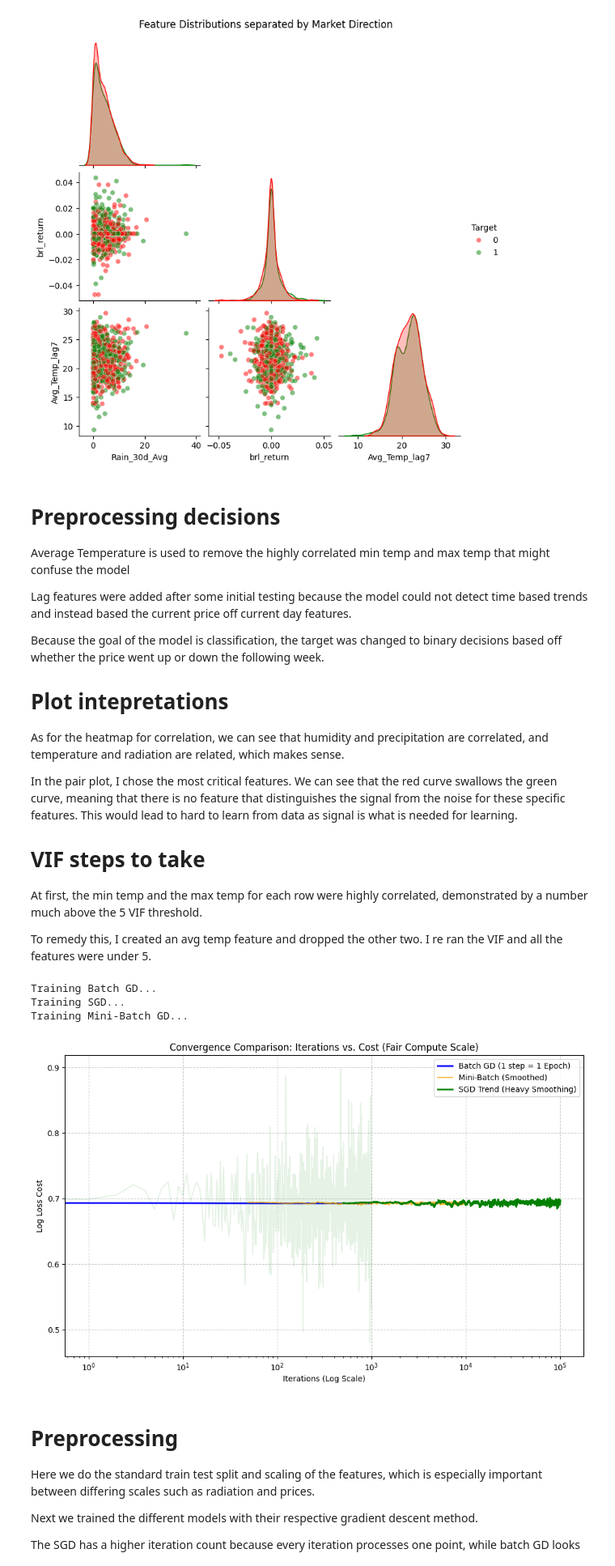
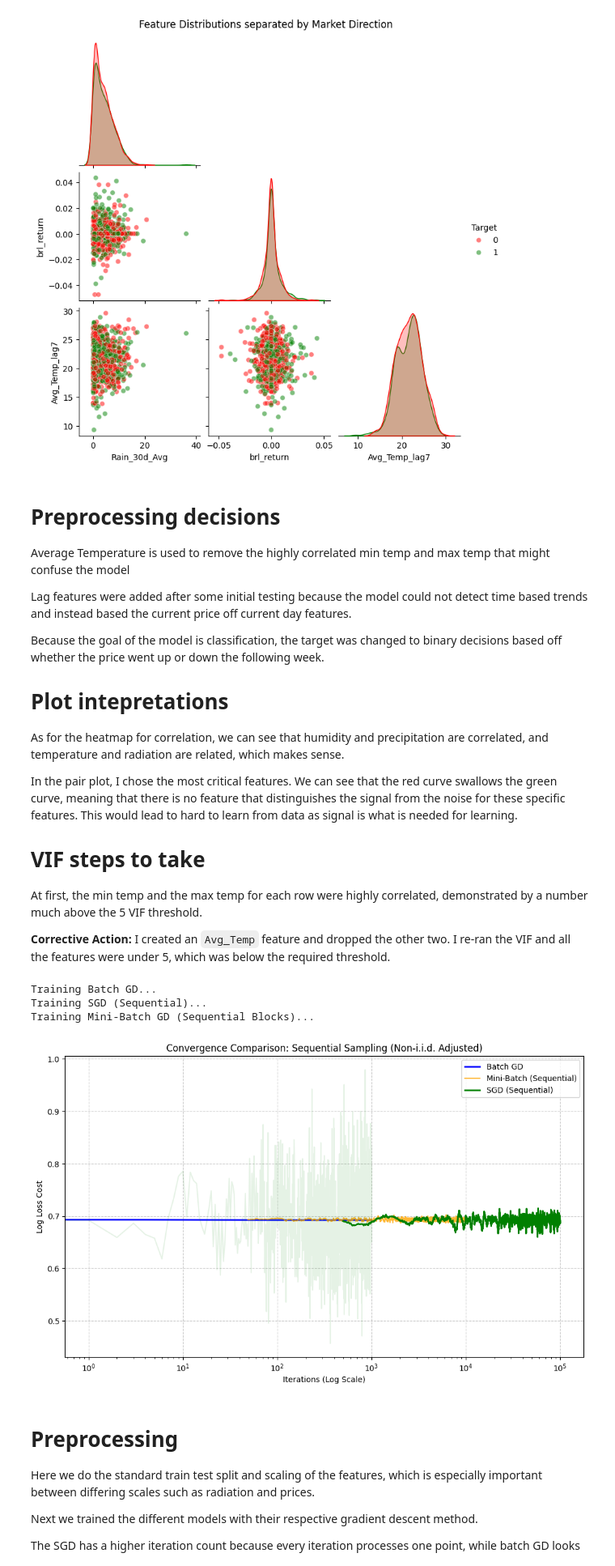
Before and after one commit to zhangj23/AI-projects, a Jupyter notebook: hw1.ipynb, the cells around one changed output. Shown at 81% size. Saved outputs shown, nothing was run; the diff lists cells and outputs as text; code cells hidden in the pictures.

````diff
--- a/hw1.ipynb
+++ b/hw1.ipynb
@@ -232,7 +232,7 @@ In the pair plot, I chose the most critical features. We can see that the red cu
 
 At first, the min temp and the max temp for each row were highly correlated, demonstrated by a number much above the 5 VIF threshold.
 
-To remedy this, I created an avg temp feature and dropped the other two. I re ran the VIF and all the features were under 5.
+**Corrective Action:** I created an ```Avg_Temp``` feature and dropped the other two. I re-ran the VIF and all the features were under 5, which was below the required threshold.
 # %%
 import numpy as np
 import matplotlib.pyplot as plt
@@ -257,22 +257,45 @@ class LogisticRegression:
         epsilon = 1e-15
         return -(1/m) * np.sum(y * np.log(h + epsilon) + (1-y) * np.log(1-h + epsilon))
 
-    def fit(self, X, y, method='batch', batch_size=32):
+    def fit(self, X, y, method='batch', batch_size=32, shuffle=True):
         n_samples, n_features = X.shape
         self.weights = np.zeros(n_features)
         self.bias = 0
         self.cost_history = []
 
+        current_idx = 0
+
         for i in range(self.iterations):
             if method == 'batch':
                 X_batch, y_batch = X, y
+
             elif method == 'sgd':
-                idx = np.random.randint(0, n_samples)
-                X_batch = X[idx].reshape(1, -1)
-                y_batch = y[idx].reshape(1)
+                if shuffle:
+                    idx = np.random.randint(0, n_samples)
+                    X_batch = X[idx].reshape(1, -1)
+                    y_batch = y[idx].reshape(1)
+                else:
+                    idx = current_idx % n_samples
+                    X_batch = X[idx].reshape(1, -1)
+                    y_batch = y[idx].reshape(1)
+                    current_idx += 1
+
             elif method == 'mini_batch':
-                idx = np.random.choice(n_samples, batch_size, replace=False)
-                X_batch, y_batch = X[idx], y[idx]
+                if shuffle:
+                    idx = np.random.choice(n_samples, batch_size, replace=False)
+                    X_batch, y_batch = X[idx], y[idx]
+                else:
+                    start = current_idx % n_samples
+                    end = start + batch_size
+
+                    if end <= n_samples:
+                        X_batch = X[start:end]
+                        y_batch = y[start:end]
+                    else:
+                        X_batch = np.vstack((X[start:], X[:end % n_samples]))
+                        y_batch = np.concatenate((y[start:], y[:end % n_samples]))
+
+                    current_idx += batch_size
 
             # 1. Forward Pass
             linear_model = np.dot(X_batch, self.weights) + self.bias
@@ -304,63 +327,50 @@ refined_features = [
     'Precipitation_mm_lag7', 'Avg_Temp_lag7', 'Humidity_lag7',
     'Rain_30d_Avg'
 ]
-
 df_model = df_refined.dropna(subset=refined_features + ['Target']).reset_index(drop=True)
-
 X = df_model[refined_features].values
 y = df_model['Target'].values
 
-# Scaling & Splitting
 scaler = StandardScaler()
 X_scaled = scaler.fit_transform(X)
 
 X_train, X_test, y_train, y_test = train_test_split(
     X_scaled, y, test_size=0.2, random_state=42, shuffle=False
 )
 
 print("Training Batch GD...")
 model_batch = LogisticRegression(learning_rate=0.1, iterations=1000)
 model_batch.fit(X_train, y_train, method='batch')
 
-print("Training SGD...")
+print("Training SGD (Sequential)...")
 model_sgd = LogisticRegression(learning_rate=0.001, iterations=100000)
-model_sgd.fit(X_train, y_train, method='sgd')
+model_sgd.fit(X_train, y_train, method='sgd', shuffle=False)
 
-print("Training Mini-Batch GD...")
+print("Training Mini-Batch GD (Sequential Blocks)...")
 model_mini = LogisticRegression(learning_rate=0.05, iterations=10000)
-model_mini.fit(X_train, y_train, method='mini_batch', batch_size=64)
+model_mini.fit(X_train, y_train, method='mini_batch', batch_size=64, shuffle=False)
 
 def get_rolling_avg(history, window=100):
     return pd.Series(history).rolling(window=window).mean()
 
 plt.figure(figsize=(12, 7))
-
-plt.plot(model_batch.cost_history, label='Batch GD (1 step = 1 Epoch)',
-         linewidth=2, color='blue')
-
-plt.plot(get_rolling_avg(model_mini.cost_history, window=50),
-         label='Mini-Batch (Smoothed)', alpha=0.8, color='orange', linewidth=1.5)
-
-plt.plot(get_rolling_avg(model_sgd.cost_history, window=500),
-         label='SGD Trend (Heavy Smoothing)', color='green', linewidth=2)
-
+plt.plot(model_batch.cost_history, label='Batch GD', linewidth=2, color='blue')
+plt.plot(get_rolling_avg(model_mini.cost_history, window=50), label='Mini-Batch (Sequential)', alpha=0.8, color='orange', linewidth=1.5)
+plt.plot(get_rolling_avg(model_sgd.cost_history, window=500), label='SGD (Sequential)', color='green', linewidth=2)
 plt.plot(model_sgd.cost_history[::100], alpha=0.1, color='green', label='_nolegend_')
 
-plt.title('Convergence Comparison: Iterations vs. Cost (Fair Compute Scale)')
-plt.xlabel('Iterations (Note: SGD requires vastly more iterations)')
+plt.title('Convergence Comparison: Sequential Sampling (Non-i.i.d. Adjusted)')
+plt.xlabel('Iterations (Log Scale)')
 plt.ylabel('Log Loss Cost')
 plt.legend()
 plt.grid(True, linestyle='--', alpha=0.6)
-
 plt.xscale('log')
-plt.xlabel('Iterations (Log Scale)')
-
 plt.show()
 # %% [output]
 Training Batch GD...
-Training SGD...
-Training Mini-Batch GD...
+Training SGD (Sequential)...
+Training Mini-Batch GD (Sequential Blocks)...
-[figure, old version]
+[figure, new version]
 # %% [markdown]
 # Preprocessing
 
````
Also changed, not shown: parts of 5 cells of this notebook.
